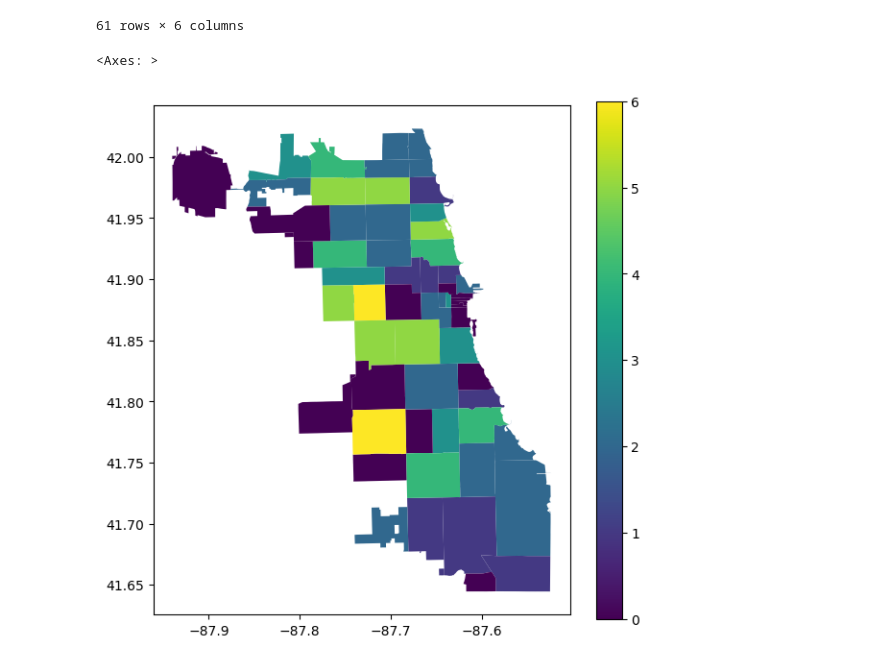
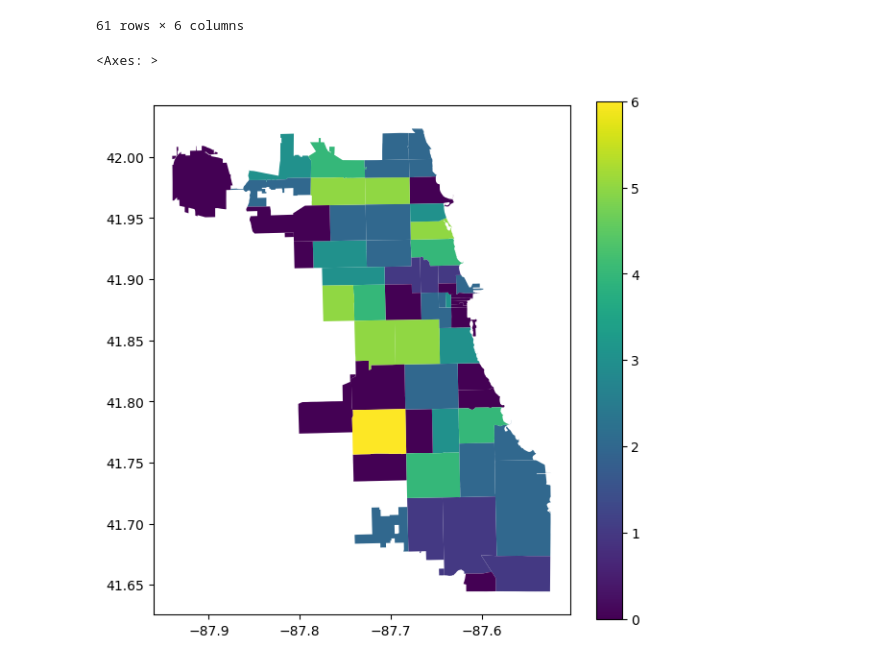
Before and after one commit to mhodgetts/Team-2, a Jupyter notebook: Team_2_V4.ipynb, the cells around one changed output. Saved outputs shown, nothing was run; the diff lists cells and outputs as text; code cells hidden in the pictures.

```diff
--- a/Team_2_V4.ipynb
+++ b/Team_2_V4.ipynb
@@ -1514,7 +1514,7 @@ h.value_counts(normalize=True)
 3    0.198988
 dtype: float64
 # %%
-df=df[0:500]
+df=df[0:3000]
 # %%
 # create a tring
 from time import sleep
@@ -1522,22 +1522,26 @@ address=[]
 address.clear()
 i=0
 for i in range(len(df['STREET_NO'])):
-    A=str(df['STREET_NO'][i]) +  ' ' + str(df['STREET_NAME'][i])+' ' + 'Chicago'+ ' '  +'Ill'
-    print(A)
-    #c=df['Clusters'][i]
-    geolocator = Nominatim(user_agent="name_of_your_app")
-    sleep(13)
-    location = geolocator.geocode(A,addressdetails=True)
-    if location==None:
-        z=''
-    elif location.raw['address']==None:
+    if i==30 or i==60 or i==90 or i==120 or i==150 or i==180 or i==210 or i==240 or i==270:
+       sleep(30)
+       primt(i)
+    else:
+        A=str(df['STREET_NO'][i]) +  ' ' + str(df['STREET_NAME'][i])+' ' + 'Chicago'+ ' '  +'Ill'
+        print(A)
+        #c=df['Clusters'][i]
+        geolocator = Nominatim(user_agent="name_of_your_app")
+        #sleep(1)
+        location = geolocator.geocode(A,addressdetails=True)
+        if location==None:
+            z=''
+        elif location.raw['address']==None:
 
-        z=''
-    else:
-        z=location.raw['address']
-        z= z.get('postcode', '')
-    address.append(z)
-    #cluster.append(c)
+            z=''
+        else:
+            z=location.raw['address']
+            z= z.get('postcode', '')
+        address.append(z)
+        #cluster.append(c)
 # %% [output]
 2400 PULASKI RD Chicago Ill
 2400 PULASKI RD Chicago Ill
@@ -1755,10 +1759,10 @@ gdf_m
 # %%
 #gdf_m.plot()
 
-gdf_m.plot("Zip_pop", legend=True,figsize=[7,7] )
+gdf_m.plot("C3", legend=True,figsize=[7,7] )
 # %% [output]
 <Axes: >
-[figure, old version]
+[figure, new version]
 # %%
 # use GeoPandas to read in the shape file with the ZIP code boundaries
 gdf = gpd.read_file('data/Boundaries_ZIP_Codes/geo_export_94cfa385-03be-4b00-b827-c9e4fdd73a8f.shp')
```
Also changed, not shown: parts of 2 cells of this notebook.
